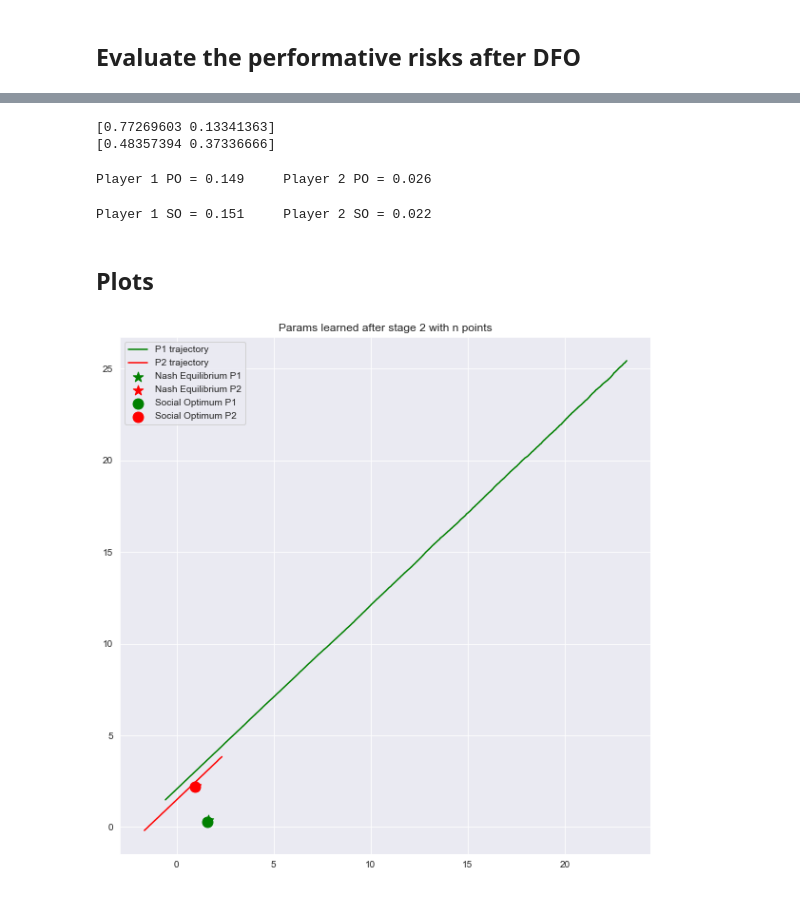
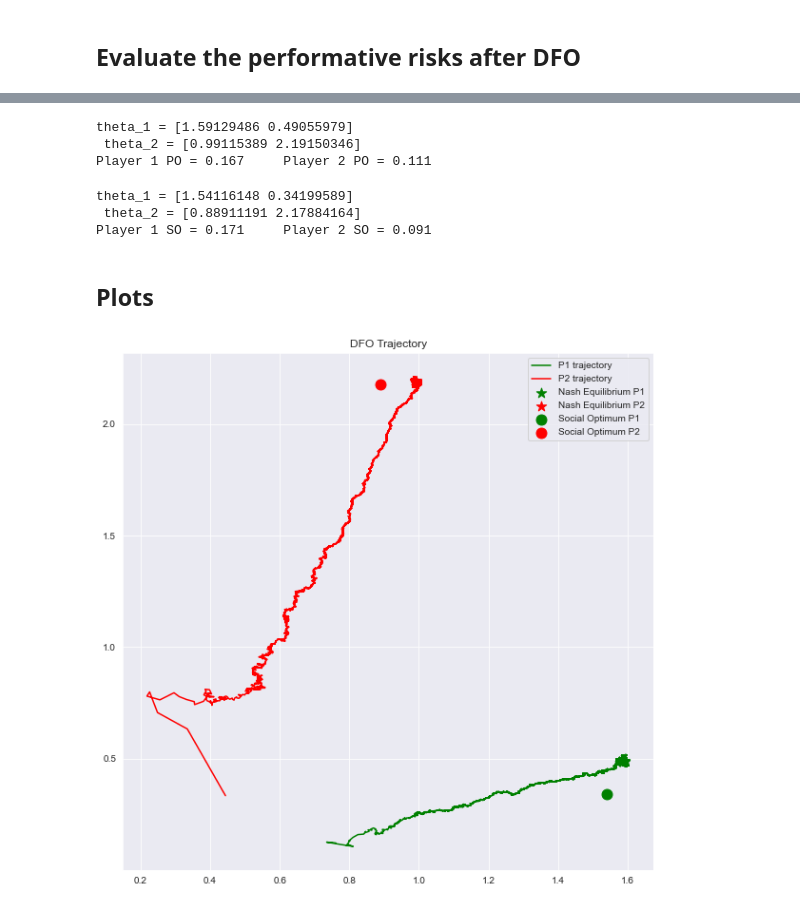
Before and after one commit to evanjfaulkner/DD-Games, a Jupyter notebook: Notebooks/dd_regression_dfo_test.ipynb, the cells around one changed output, grey strips where cells are left out. Saved outputs shown, nothing was run; the diff lists cells and outputs as text; code cells hidden in the pictures.

```diff
--- a/Notebooks/dd_regression_dfo_test.ipynb
+++ b/Notebooks/dd_regression_dfo_test.ipynb
@@ -62,19 +46,6 @@ gamma_p1 = s_1[d_1:]
 s_2 = sample_sphere(epsilon_2,d_1+d_2)
 mu_p2 = s_2[0:d_2]
 gamma_p2 = s_2[d_2:]
-
-#Fixing mu and gamma for testing purposes
-if False:
-    mu_p2 = np.array([2.1, -1.8])
-    gamma_p2 = np.array([1.2, 0.9])
-    mu_p1 = np.array([-2.8, 2.2])
-    gamma_p1 = np.array([0.7, -0.3])
-
-if False:
-    mu_p1 = np.array([0, 0])
-    gamma_p1 = np.array([1, 1])
-    mu_p2 = np.array([0, 0])
-    gamma_p2 = np.array([1, 1])
 # %%
 p1_data_params = (Sigma_x_p1, sigma_y_p1, beta_p1, mu_p1, gamma_p1)
 p1_data_generating_func = sample_from_location_family
@@ -88,31 +59,29 @@ p1_risks = []
 p2_risks = []
 
 num_rounds = 500000
-delta = 1e-2
-eta = 5e-3
-batch = 1
+delta = 1e-0
+eta = 1e-1
 
-player_two = DFOPlayer(delta,eta,batch)
-player_one = DFOPlayer(delta,eta,batch)
+player_two = DFOPlayer(delta,eta)
+player_one = DFOPlayer(delta,eta)
 game = DecisionDependentGame(player_one, player_two,
                              p1_data_params, p2_data_params,
                              p1_data_generating_func, p2_data_generating_func)
 
-for i in range(2,num_rounds+1):
+for i in range(num_rounds+1):
 
     game.theta_p1 = player_one.perturb_theta()
     game.theta_p2 = player_two.perturb_theta()
 
     PR_1_oracle, PR_2_oracle = game.evaluate_closed_perf_risk()
 
-    game.theta_p1 = player_one.update_theta(PR_1_oracle,i)
-    game.theta_p2 = player_two.update_theta(PR_2_oracle,i)
+    game.theta_p1 = player_one.update_theta(PR_1_oracle)
+    game.theta_p2 = player_two.update_theta(PR_2_oracle)
 
     p1_risks.append(PR_1_oracle)
     p2_risks.append(PR_2_oracle)
 
-    #Change this flag if one wants to change print settings
-    if i%(num_rounds/10)==0:
+    if i%(num_rounds/5)==0:
         print("---------------------")
         print(f"Iteration {i}")
         print("Player 1 risk:")
@@ -143,24 +117,21 @@ Player 2 risk
 # %%
-# PR_1, PR_2 = game.evaluate_closed_perf_risk()
-# print(f'Player 1 PR = {PR_1.round(3)}\tPlayer 2 PR = {PR_2.round(3)}')
+game.theta_p1, game.theta_p2 = game.solve_nash()
+PO_1, PO_2 = game.evaluate_closed_perf_risk()
+print(f'theta_1 = {game.theta_p1}\n theta_2 = {game.theta_p2}')
+print(f'Player 1 PO = {PO_1.round(3)}\tPlayer 2 PO = {PO_2.round(3)}')
+# %% [output]
+theta_1 = [1.59129486 0.49055979]
+ theta_2 = [0.99115389 2.19150346]
+Player 1 PO = 0.167     Player 2 PO = 0.111
-# %%
-print(player_one.theta_history[-1])
-print(player_two.theta_history[-1])
-# %% [output]
-[0.77269603 0.13341363]
-[0.48357394 0.37336666]
 # %%
-game.theta_p1, game.theta_p2 = game.solve_nash()
-PO_1, PO_2 = game.evaluate_closed_perf_risk()
-print(f'Player 1 PO = {PO_1.round(3)}\tPlayer 2 PO = {PO_2.round(3)}')
+game.theta_p1, game.theta_p2 = game.solve_social_opt()
+SO_1, SO_2 = game.evaluate_closed_perf_risk()
+print(f'theta_1 = {game.theta_p1}\n theta_2 = {game.theta_p2}')
+print(f'Player 1 SO = {SO_1.round(3)}\tPlayer 2 SO = {SO_2.round(3)}')
 # %% [output]
-Player 1 PO = 0.149     Player 2 PO = 0.026
+theta_1 = [1.54116148 0.34199589]
+ theta_2 = [0.88911191 2.17884164]
+Player 1 SO = 0.171     Player 2 SO = 0.091
-# %%
-game.theta_p1, game.theta_p2 = game.solve_social_opt()
-SO_1, SO_2 = game.evaluate_closed_perf_risk()
-print(f'Player 1 SO = {SO_1.round(3)}\tPlayer 2 SO = {SO_2.round(3)}')
-# %% [output]
-Player 1 SO = 0.151     Player 2 SO = 0.022
 # %% [markdown]
 ## Plots
 # %%
@@ -171,32 +142,32 @@ y_nash_p1 = PO_1[1]
 plt.scatter(x_nash_p1, y_nash_p1,
             label='Nash Equilibrium P1', marker='*', color='g', s=120)
 
 x_nash_p2 = PO_2[0]
 y_nash_p2 = PO_2[1]
 plt.scatter(x_nash_p2,y_nash_p2,
             label='Nash Equilibrium P2', marker='*', color='r', s=120)
 
 SO_1, SO_2 = game.solve_social_opt()
 x_so_p1 = SO_1[0]
 y_so_p1 = SO_1[1]
 plt.scatter(x_so_p1, y_so_p1,
             label='Social Optimum P1', marker='o', color='g', s=120)
 
 x_so_p2 = SO_2[0]
 y_so_p2 = SO_2[1]
 plt.scatter(x_so_p2,y_so_p2,
             label='Social Optimum P2', marker='o', color='r', s=120)
 
 theta_1 = np.array(player_one.theta_history)
 plt.plot(theta_1[:,0],theta_1[:,1],
          label='P1 trajectory', color='g')
 
 theta_2 = np.array(player_two.theta_history)
 plt.plot(theta_2[:,0],theta_2[:,1],
          label='P2 trajectory', color='r')
 
 plt.legend()
-plt.title("Params learned after stage 2 with n points")
+plt.title("DFO Trajectory")
 plt.show()
 # %% [output]
-[figure, old version]
+[figure, new version]
```
Also changed, not shown: parts of 7 cells of this notebook, 2 other files.
